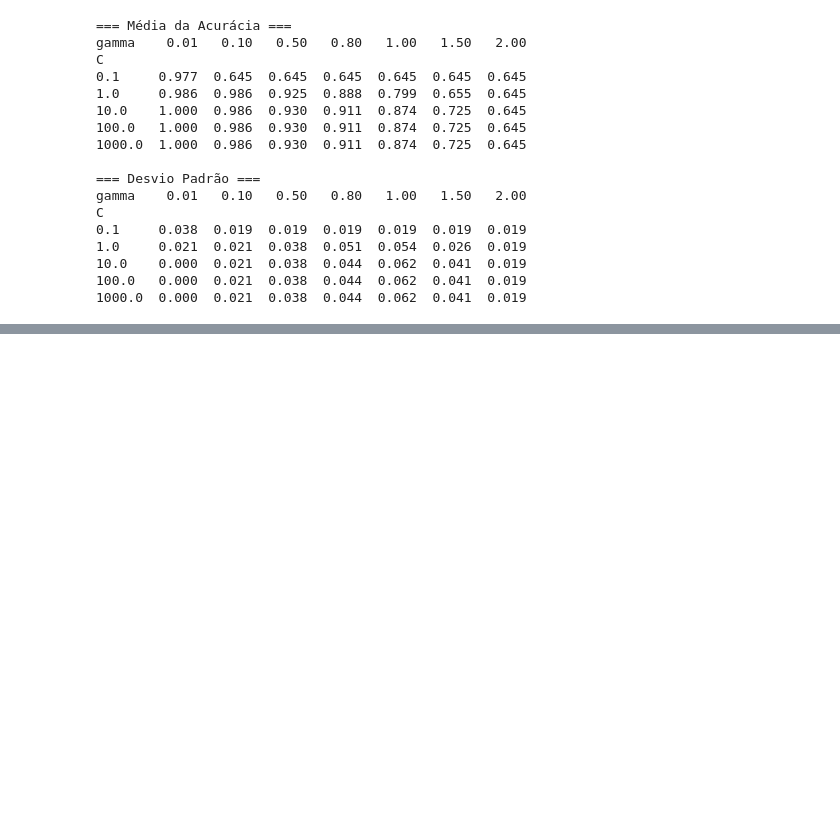
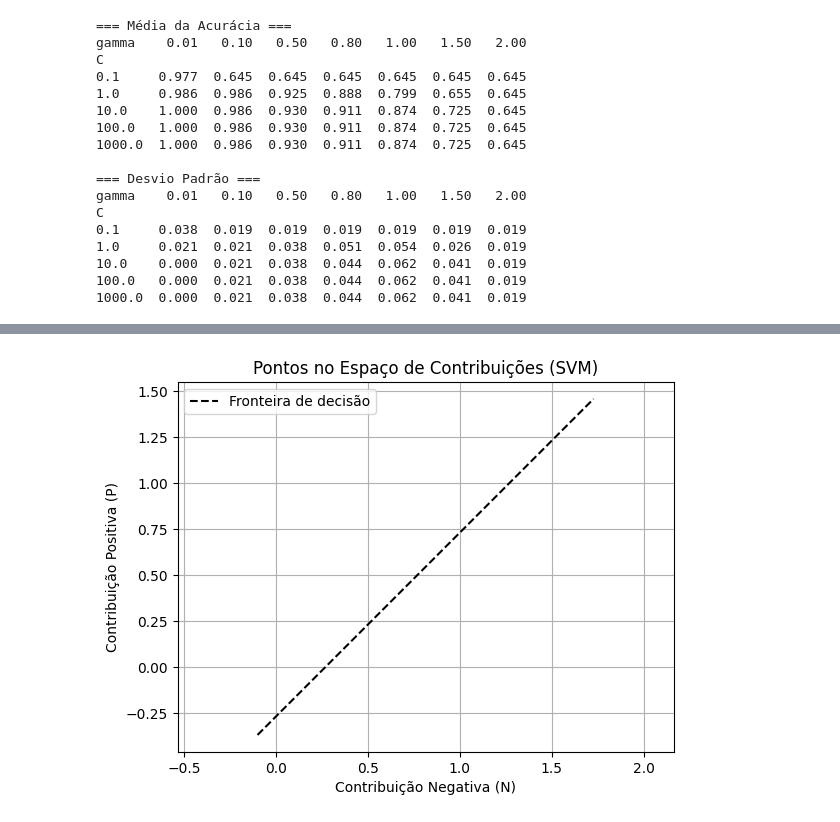
Before and after one commit to gvcf20/IRP, a Jupyter notebook: python/SVM/svm_real_data.ipynb, the cells around one changed output, grey strips where cells are left out. Drawn from its saved outputs; the diff is of its cells as text; code cells hidden in the pictures; blank space fills up the shorter version.

```diff
--- a/python/SVM/svm_real_data.ipynb
+++ b/python/SVM/svm_real_data.ipynb
@@ -131,0 +196,13 @@ C
+# %%
+n_line = np.linspace(min(N_coords)-0.1, max(N_coords)+0.1, 100)
+p_line = n_line - b
+plt.plot(n_line, p_line, 'k--', label='Fronteira de decisão')
+plt.xlabel('Contribuição Negativa (N)')
+plt.ylabel('Contribuição Positiva (P)')
+plt.title('Pontos no Espaço de Contribuições (SVM)')
+plt.legend()
+plt.grid(True)
+plt.axis('equal')
+plt.show()
+# %% [output]
+[figure, added]
```
Also changed, not shown: parts of 8 cells of this notebook, 1 other file.
